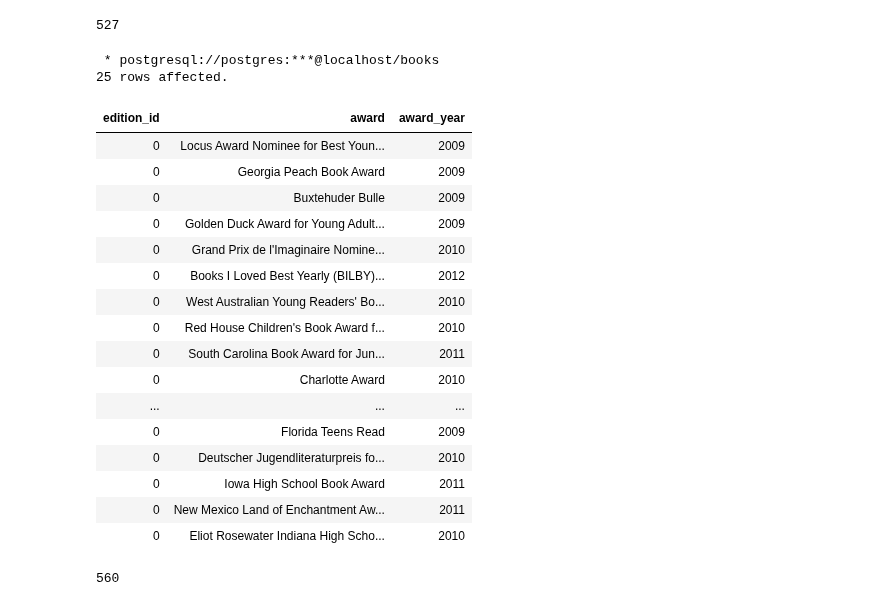
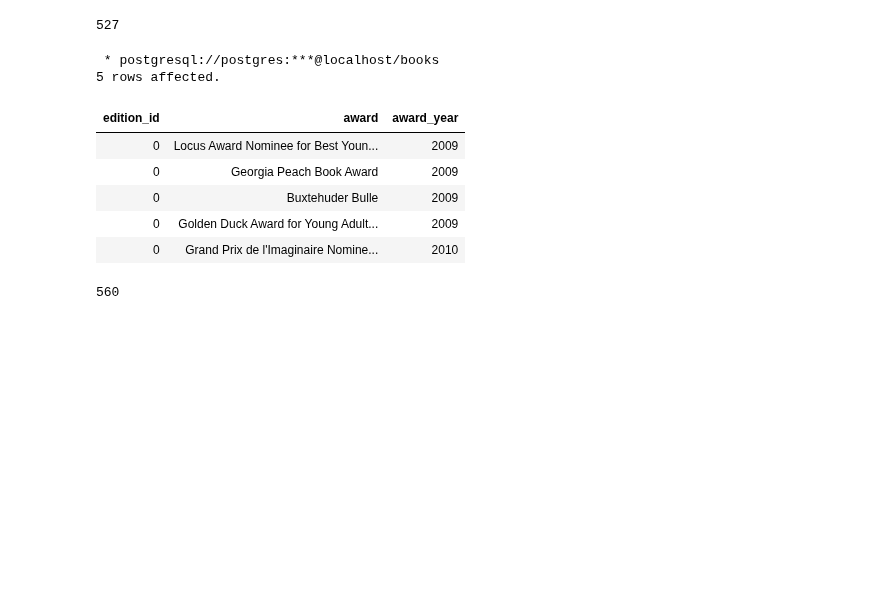
Before and after one commit to codeslp/books_db, a Jupyter notebook: src/create_tables.ipynb, the cells around one changed output. Saved outputs shown, nothing was run; the diff lists cells and outputs as text; code cells hidden in the pictures; blank space fills up the shorter version.

```diff
--- a/src/create_tables.ipynb
+++ b/src/create_tables.ipynb
@@ -336,27 +331,16 @@ award_df.to_sql('award', engine, if_exists='append', index=False)
 # %%
 %%sql
 
-SELECT * FROM award LIMIT 25;
+SELECT * FROM award LIMIT 5;
 # %% [output]
  * postgresql://postgres:***@localhost/books
-25 rows affected.
+5 rows affected.
 | edition_id | award | award_year |
 | 0 | Locus Award Nominee for Best Youn... | 2009 |
 | 0 | Georgia Peach Book Award | 2009 |
 | 0 | Buxtehuder Bulle | 2009 |
 | 0 | Golden Duck Award for Young Adult... | 2009 |
 | 0 | Grand Prix de l'Imaginaire Nomine... | 2010 |
-| 0 | Books I Loved Best Yearly (BILBY)... | 2012 |
-| 0 | West Australian Young Readers' Bo... | 2010 |
-| 0 | Red House Children's Book Award f... | 2010 |
-| 0 | South Carolina Book Award for Jun... | 2011 |
-| 0 | Charlotte Award | 2010 |
-| ... | ... | ... |
-| 0 | Florida Teens Read | 2009 |
-| 0 | Deutscher Jugendliteraturpreis fo... | 2010 |
-| 0 | Iowa High School Book Award | 2011 |
-| 0 | New Mexico Land of Enchantment Aw... | 2011 |
-| 0 | Eliot Rosewater Indiana High Scho... | 2010 |
 # %%
 creator_df.to_sql('creator', engine, if_exists='append', index=False)
 # %% [output]
```
Also changed, not shown: parts of 2 cells of this notebook, 2 other files.
